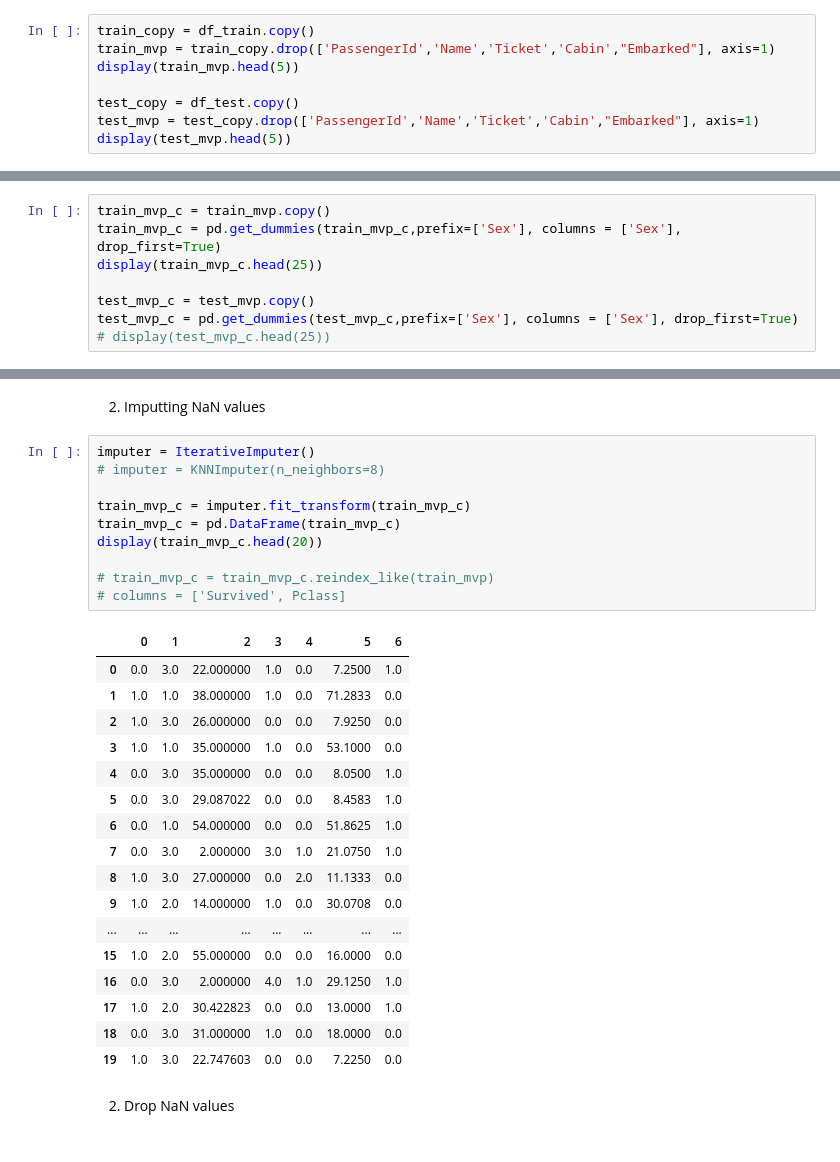
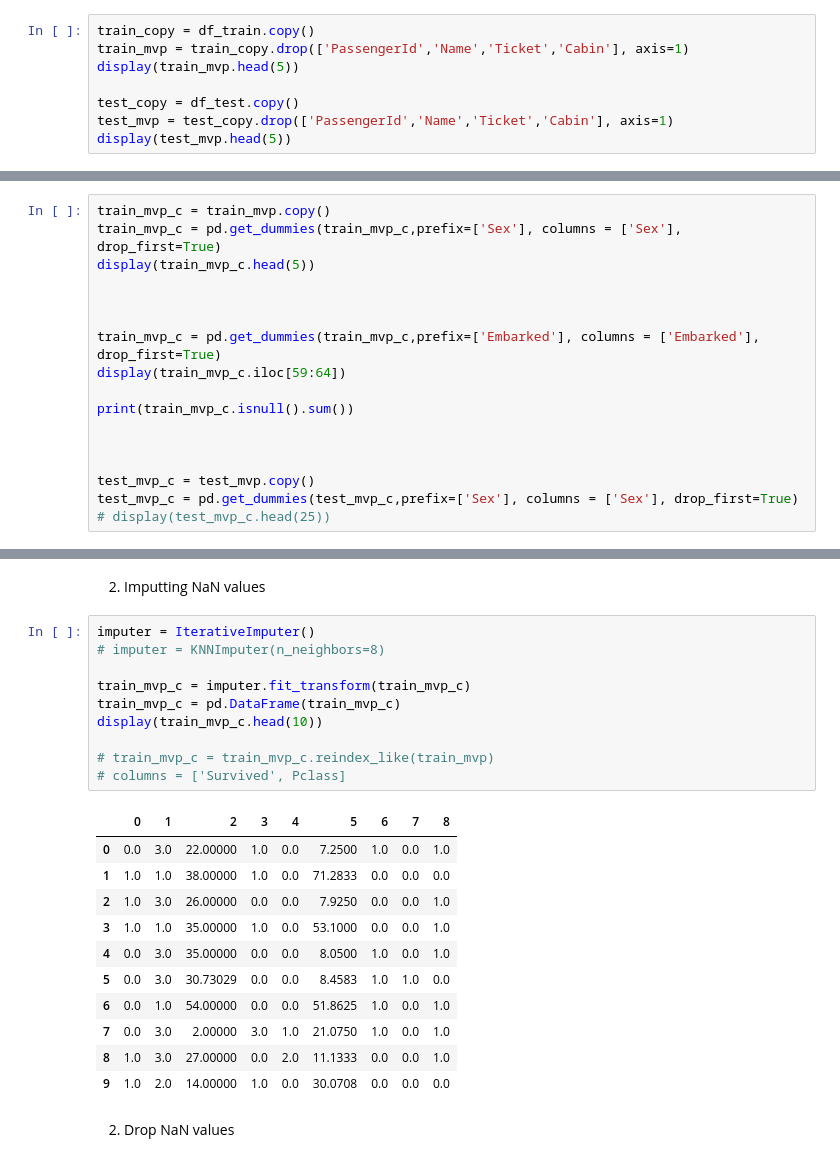
Before and after one commit to ggomp2885/Kaggle_Competitions, a Jupyter notebook: titanic-competition-greg-gompers.ipynb, the cells around one changed output, grey strips where cells are left out. Cells and saved outputs as stored; diff of their text form.

```diff
--- a/titanic-competition-greg-gompers.ipynb
+++ b/titanic-competition-greg-gompers.ipynb
@@ -73,10 +59,10 @@ Okay heres the order for the MVP training set:
 1. Drop non-MVP columns from both train and test sets
 # %%
 train_copy = df_train.copy()
-train_mvp = train_copy.drop(['PassengerId','Name','Ticket','Cabin',"Embarked"], axis=1)
+train_mvp = train_copy.drop(['PassengerId','Name','Ticket','Cabin'], axis=1)
 display(train_mvp.head(5))
 
 test_copy = df_test.copy()
-test_mvp = test_copy.drop(['PassengerId','Name','Ticket','Cabin',"Embarked"], axis=1)
+test_mvp = test_copy.drop(['PassengerId','Name','Ticket','Cabin'], axis=1)
 display(test_mvp.head(5))
 # %% [output]
@@ -123,7 +109,16 @@ dtype: int64
 # %%
 train_mvp_c = train_mvp.copy()
 train_mvp_c = pd.get_dummies(train_mvp_c,prefix=['Sex'], columns = ['Sex'], drop_first=True)
-display(train_mvp_c.head(25))
+display(train_mvp_c.head(5))
+
+
+
+train_mvp_c = pd.get_dummies(train_mvp_c,prefix=['Embarked'], columns = ['Embarked'], drop_first=True)
+display(train_mvp_c.iloc[59:64])
+
+print(train_mvp_c.isnull().sum())
+
+
 
 test_mvp_c = test_mvp.copy()
 test_mvp_c = pd.get_dummies(test_mvp_c,prefix=['Sex'], columns = ['Sex'], drop_first=True)
@@ -151,31 +151,25 @@ test_mvp_c = pd.get_dummies(test_mvp_c,prefix=['Sex'], columns = ['Sex'], drop_f
 # %%
 imputer = IterativeImputer()
 # imputer = KNNImputer(n_neighbors=8)
 
 train_mvp_c = imputer.fit_transform(train_mvp_c)
 train_mvp_c = pd.DataFrame(train_mvp_c)
-display(train_mvp_c.head(20))
+display(train_mvp_c.head(10))
 
 # train_mvp_c = train_mvp_c.reindex_like(train_mvp)
 # columns = ['Survived', Pclass]
 # %% [output]
-|  | 0 | 1 | 2 | 3 | 4 | 5 | 6 |
-| 0 | 0.0 | 3.0 | 22.000000 | 1.0 | 0.0 | 7.2500 | 1.0 |
-| 1 | 1.0 | 1.0 | 38.000000 | 1.0 | 0.0 | 71.2833 | 0.0 |
-| 2 | 1.0 | 3.0 | 26.000000 | 0.0 | 0.0 | 7.9250 | 0.0 |
-| 3 | 1.0 | 1.0 | 35.000000 | 1.0 | 0.0 | 53.1000 | 0.0 |
-| 4 | 0.0 | 3.0 | 35.000000 | 0.0 | 0.0 | 8.0500 | 1.0 |
-| 5 | 0.0 | 3.0 | 29.087022 | 0.0 | 0.0 | 8.4583 | 1.0 |
-| 6 | 0.0 | 1.0 | 54.000000 | 0.0 | 0.0 | 51.8625 | 1.0 |
-| 7 | 0.0 | 3.0 | 2.000000 | 3.0 | 1.0 | 21.0750 | 1.0 |
-| 8 | 1.0 | 3.0 | 27.000000 | 0.0 | 2.0 | 11.1333 | 0.0 |
-| 9 | 1.0 | 2.0 | 14.000000 | 1.0 | 0.0 | 30.0708 | 0.0 |
-| ... | ... | ... | ... | ... | ... | ... | ... |
-| 15 | 1.0 | 2.0 | 55.000000 | 0.0 | 0.0 | 16.0000 | 0.0 |
-| 16 | 0.0 | 3.0 | 2.000000 | 4.0 | 1.0 | 29.1250 | 1.0 |
-| 17 | 1.0 | 2.0 | 30.422823 | 0.0 | 0.0 | 13.0000 | 1.0 |
-| 18 | 0.0 | 3.0 | 31.000000 | 1.0 | 0.0 | 18.0000 | 0.0 |
-| 19 | 1.0 | 3.0 | 22.747603 | 0.0 | 0.0 | 7.2250 | 0.0 |
+|  | 0 | 1 | 2 | 3 | 4 | 5 | 6 | 7 | 8 |
+| 0 | 0.0 | 3.0 | 22.00000 | 1.0 | 0.0 | 7.2500 | 1.0 | 0.0 | 1.0 |
+| 1 | 1.0 | 1.0 | 38.00000 | 1.0 | 0.0 | 71.2833 | 0.0 | 0.0 | 0.0 |
+| 2 | 1.0 | 3.0 | 26.00000 | 0.0 | 0.0 | 7.9250 | 0.0 | 0.0 | 1.0 |
+| 3 | 1.0 | 1.0 | 35.00000 | 1.0 | 0.0 | 53.1000 | 0.0 | 0.0 | 1.0 |
+| 4 | 0.0 | 3.0 | 35.00000 | 0.0 | 0.0 | 8.0500 | 1.0 | 0.0 | 1.0 |
+| 5 | 0.0 | 3.0 | 30.73029 | 0.0 | 0.0 | 8.4583 | 1.0 | 1.0 | 0.0 |
+| 6 | 0.0 | 1.0 | 54.00000 | 0.0 | 0.0 | 51.8625 | 1.0 | 0.0 | 1.0 |
+| 7 | 0.0 | 3.0 | 2.00000 | 3.0 | 1.0 | 21.0750 | 1.0 | 0.0 | 1.0 |
+| 8 | 1.0 | 3.0 | 27.00000 | 0.0 | 2.0 | 11.1333 | 0.0 | 0.0 | 1.0 |
+| 9 | 1.0 | 2.0 | 14.00000 | 1.0 | 0.0 | 30.0708 | 0.0 | 0.0 | 0.0 |
 # %% [markdown]
 2. Drop NaN values
 # %%
```
Also changed, not shown: parts of 8 cells of this notebook.
